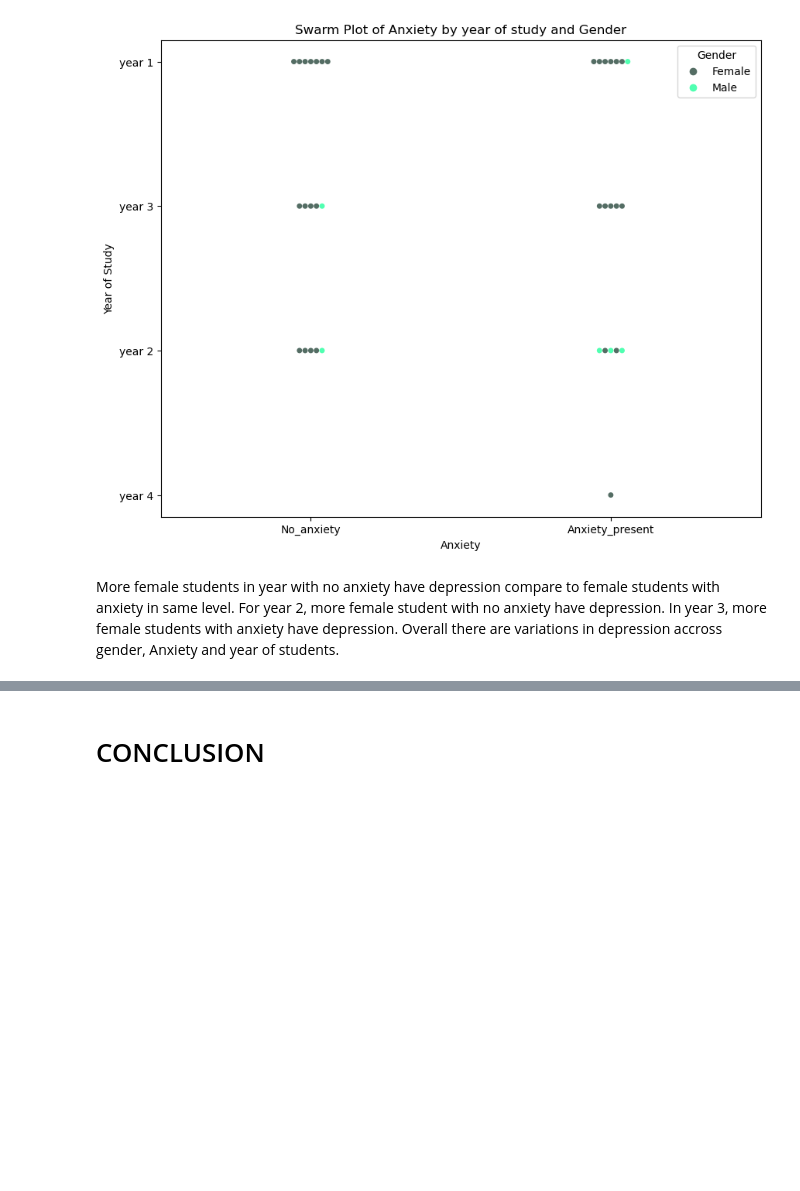
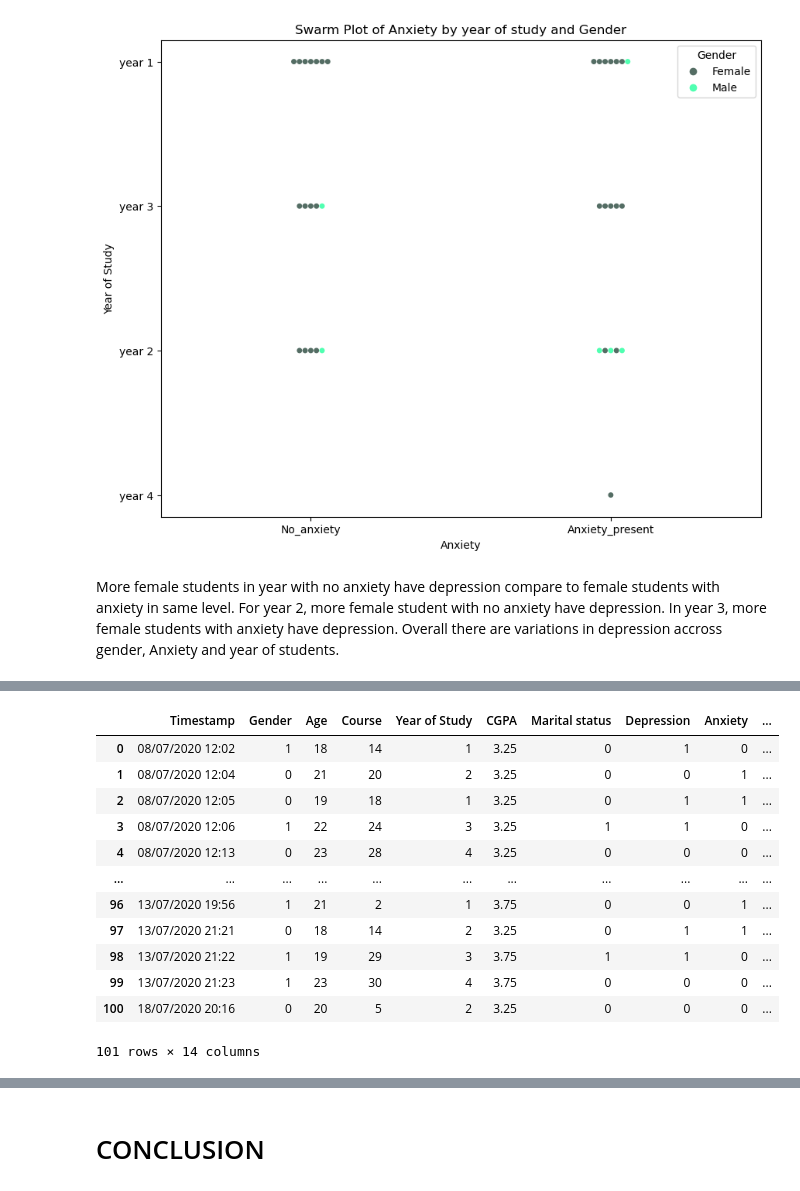
Before and after one commit to GiaSoon2000/Python-Project, a Jupyter notebook: analysis-of-student-mental-health.ipynb, the cells around one changed output, grey strips where cells are left out. Drawn from its saved outputs; the diff is of its cells as text; code cells hidden in the pictures; blank space fills up the shorter version.

```diff
--- a/analysis-of-student-mental-health.ipynb
+++ b/analysis-of-student-mental-health.ipynb
@@ -687,0 +724,33 @@ More female students in year with no anxiety have depression compare to female s
+# %%
+# Convert categorical columns to numeric using pd.get_dummies
+cdata_numeric = pd.get_dummies(cdata, drop_first=True)
+
+# Alternatively, for specific columns, you can use manual mapping
+# Mapping example for `Depression` column
+cdata['Depression'] = cdata['Depression'].replace({'Depressed': 1, 'Not depressed': 0})
+cdata['Anxiety'] = cdata['Anxiety'].replace({'Anxiety_present': 1, 'No_anxiety': 0})
+cdata['Panic attack'] = cdata['Panic attack'].replace({'Panic attack': 1, 'No panic_attack': 0})
+
+cdata['Course'] = cdata['Course'].astype('category').cat.codes
+cdata['Year of Study'] = cdata['Year of Study'].replace({'year 1': 1, 'year 2': 2, 'year 3': 3, 'year 4': 4})
+cdata['Marital status'] = cdata['Marital status'].replace({'Not_married': 0, 'Married': 1})
+cdata['Treatment'] = cdata['Treatment'].replace({'No_treatment': 0, 'Treatment': 1})
+
+# Map `Gender` column to 0 and 1
+cdata['Gender'] = cdata['Gender'].replace({'Male': 0, 'Female': 1})
+
+# Convert `CGPA` to numeric values
+cdata['CGPA'] = cdata['CGPA'].replace({
+    '3.00 - 3.49': 3.25,
+    '2.50 - 2.99': 2.75,
+    '2.00 - 2.49': 2.25,
+    '3.50 - 4.00': 3.75,
+    '0 - 1.99': 1,
+    '0.00 - 0.99': 0.50,
+})
+
+# Drop non-numeric columns that are not relevant for correlation
+cdata_numeric = cdata.drop(columns=['Timestamp','Anxiety_present', 'Panic_attack_present', 'Depressed'])
+
+# Check the data types
+print(cdata_numeric.dtypes)
@@ -687,0 +788,16 @@ More female students in year with no anxiety have depression compare to female s
+# %%
+cdata
+# %% [output]
+|  | Timestamp | Gender | Age | Course | Year of Study | CGPA | Marital status | Depression | Anxiety | ... |
+| 0 | 08/07/2020 12:02 | 1 | 18 | 14 | 1 | 3.25 | 0 | 1 | 0 | ... |
+| 1 | 08/07/2020 12:04 | 0 | 21 | 20 | 2 | 3.25 | 0 | 0 | 1 | ... |
+| 2 | 08/07/2020 12:05 | 0 | 19 | 18 | 1 | 3.25 | 0 | 1 | 1 | ... |
+| 3 | 08/07/2020 12:06 | 1 | 22 | 24 | 3 | 3.25 | 1 | 1 | 0 | ... |
+| 4 | 08/07/2020 12:13 | 0 | 23 | 28 | 4 | 3.25 | 0 | 0 | 0 | ... |
+| ... | ... | ... | ... | ... | ... | ... | ... | ... | ... | ... |
+| 96 | 13/07/2020 19:56 | 1 | 21 | 2 | 1 | 3.75 | 0 | 0 | 1 | ... |
+| 97 | 13/07/2020 21:21 | 0 | 18 | 14 | 2 | 3.25 | 0 | 1 | 1 | ... |
+| 98 | 13/07/2020 21:22 | 1 | 19 | 29 | 3 | 3.75 | 1 | 1 | 0 | ... |
+| 99 | 13/07/2020 21:23 | 1 | 23 | 30 | 4 | 3.75 | 0 | 0 | 0 | ... |
+| 100 | 18/07/2020 20:16 | 0 | 20 | 5 | 2 | 3.25 | 0 | 0 | 0 | ... |
+101 rows × 14 columns
```
Also changed, not shown: parts of 13 cells of this notebook, 3 other files.
